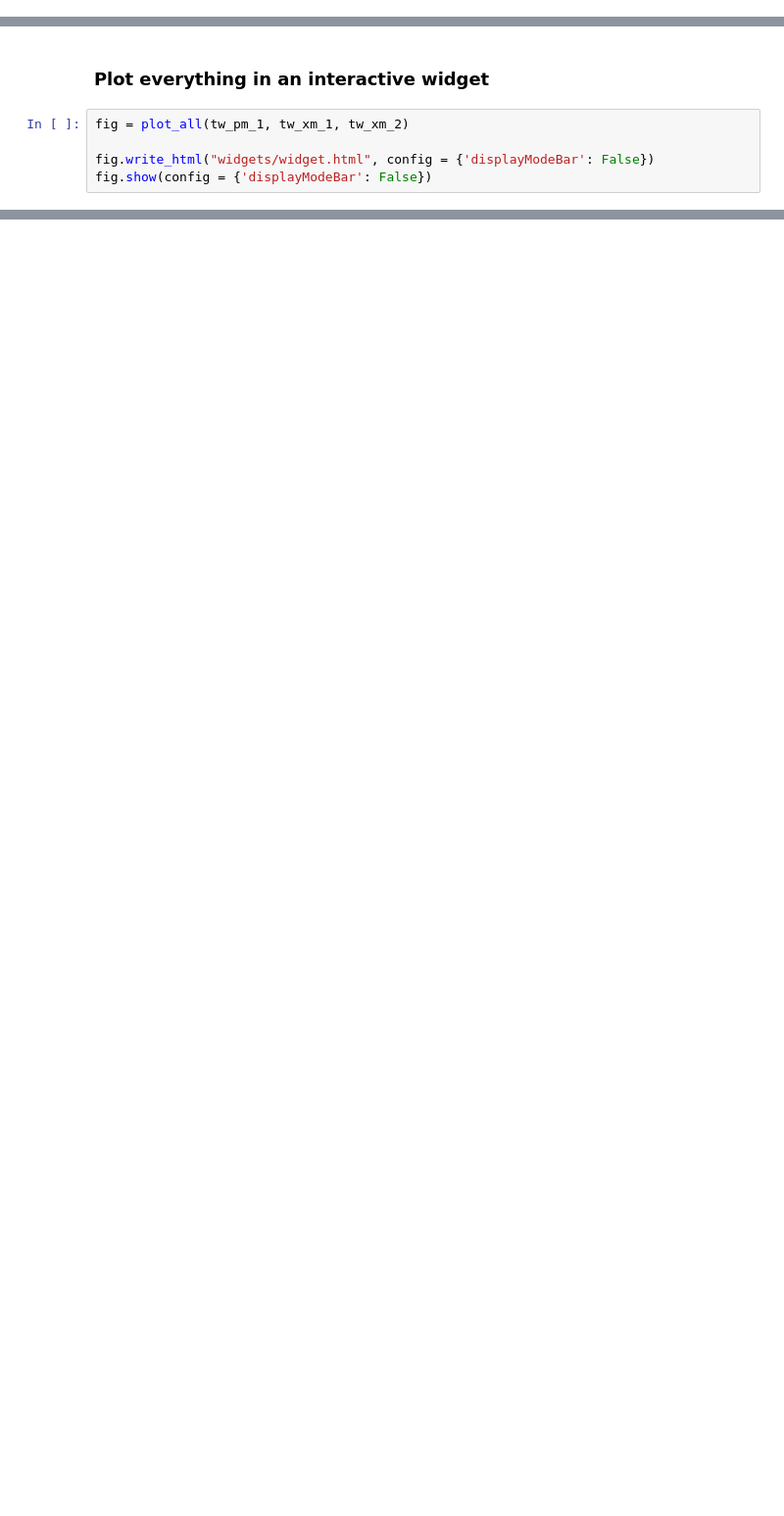
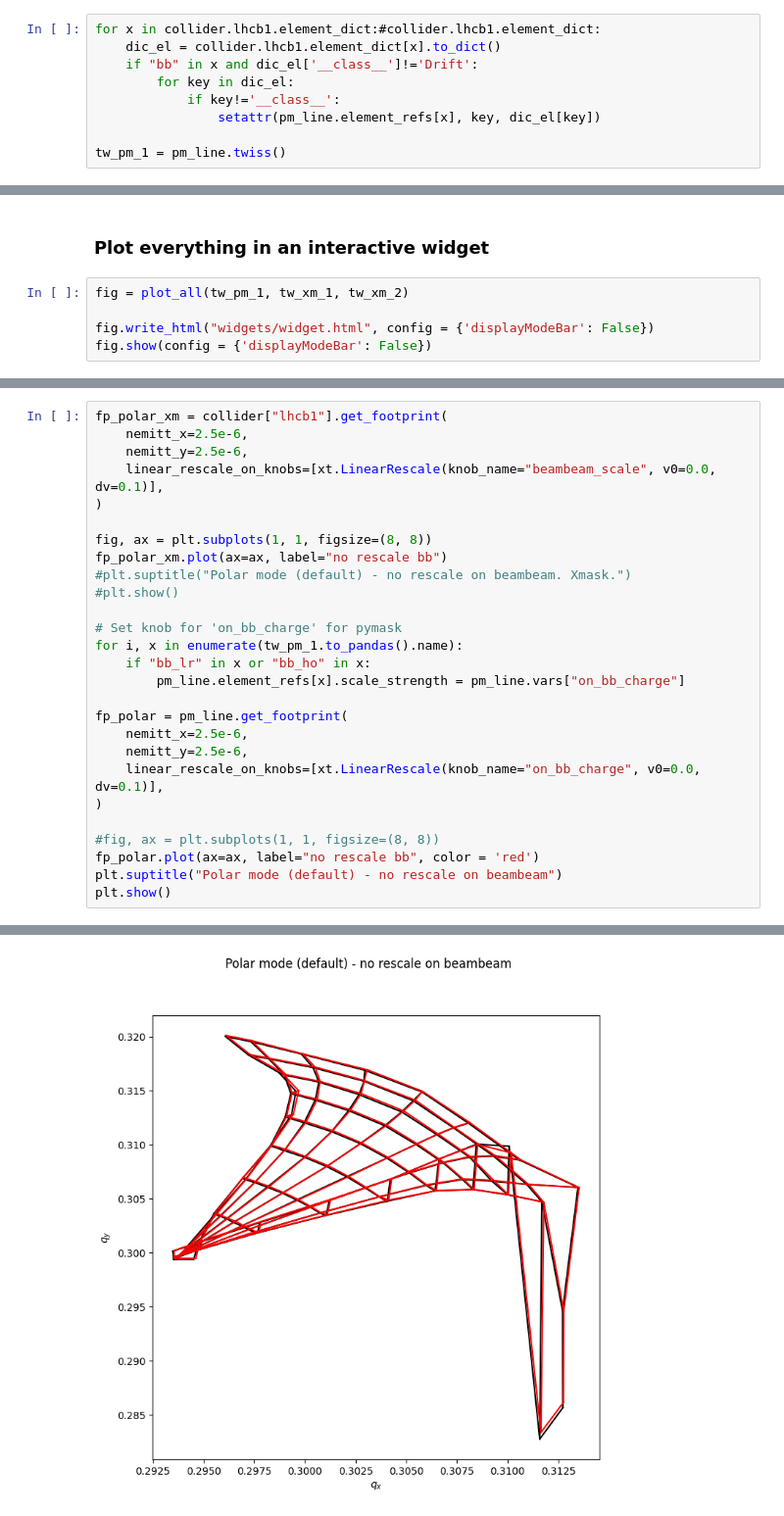
Before and after one commit to ColasDroin/comparaison_pymask_xmask, a Jupyter notebook: comparison.ipynb, the cells around one changed output, grey strips where cells are left out. Shown at 98% size. Drawn from its saved outputs; the diff is of its cells as text; blank space fills up the shorter version.

```diff
--- a/comparison.ipynb
+++ b/comparison.ipynb
@@ -267,0 +271,9 @@ Xmask   name             s             x        px             y        py
+# %%
+for x in collider.lhcb1.element_dict:#collider.lhcb1.element_dict:
+    dic_el = collider.lhcb1.element_dict[x].to_dict()
+    if "bb" in x and dic_el['__class__']!='Drift':
+        for key in dic_el:
+            if key!='__class__':
+                setattr(pm_line.element_refs[x], key, dic_el[key])
+
+tw_pm_1 = pm_line.twiss()
@@ -274,0 +319,28 @@ fig.show(config = {'displayModeBar': False})
+# %%
+fp_polar_xm = collider["lhcb1"].get_footprint(
+    nemitt_x=2.5e-6,
+    nemitt_y=2.5e-6,
+    linear_rescale_on_knobs=[xt.LinearRescale(knob_name="beambeam_scale", v0=0.0, dv=0.1)],
+)
+
+fig, ax = plt.subplots(1, 1, figsize=(8, 8))
+fp_polar_xm.plot(ax=ax, label="no rescale bb")
+#plt.suptitle("Polar mode (default) - no rescale on beambeam. Xmask.")
+#plt.show()
+
+# Set knob for 'on_bb_charge' for pymask
+for i, x in enumerate(tw_pm_1.to_pandas().name):
+    if "bb_lr" in x or "bb_ho" in x:
+        pm_line.element_refs[x].scale_strength = pm_line.vars["on_bb_charge"]
+
+fp_polar = pm_line.get_footprint(
+    nemitt_x=2.5e-6,
+    nemitt_y=2.5e-6,
+    linear_rescale_on_knobs=[xt.LinearRescale(knob_name="on_bb_charge", v0=0.0, dv=0.1)],
+)
+
+#fig, ax = plt.subplots(1, 1, figsize=(8, 8))
+fp_polar.plot(ax=ax, label="no rescale bb", color = 'red')
+plt.suptitle("Polar mode (default) - no rescale on beambeam")
+plt.show()
+# %% [output]
@@ -274,0 +363 @@ fig.show(config = {'displayModeBar': False})
+[figure, added]
```
Also changed, not shown: parts of 8 cells of this notebook, 2 other files.
